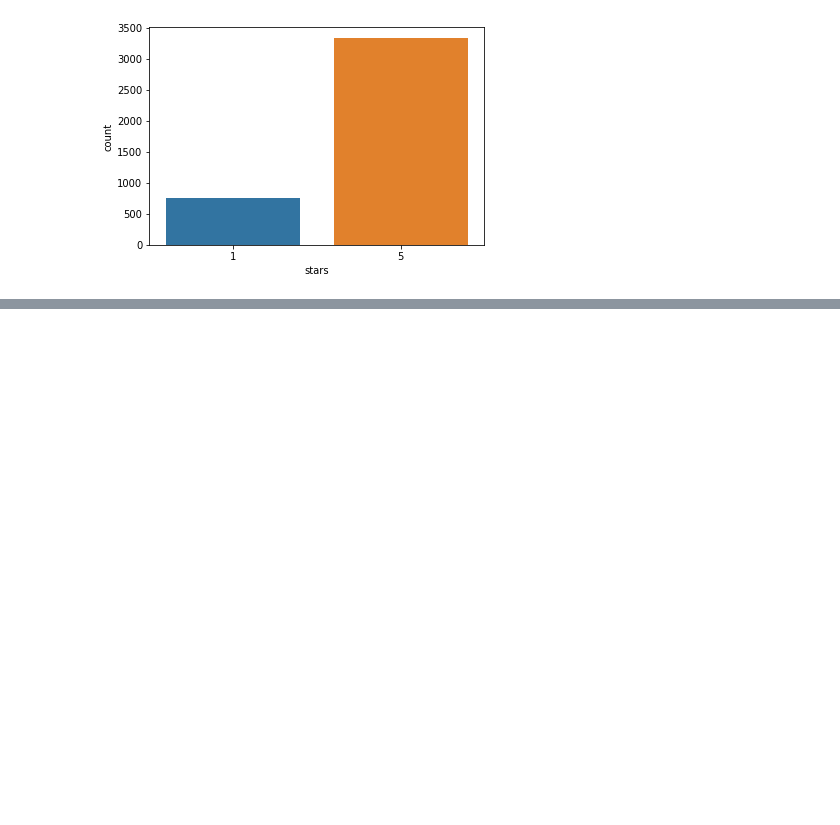
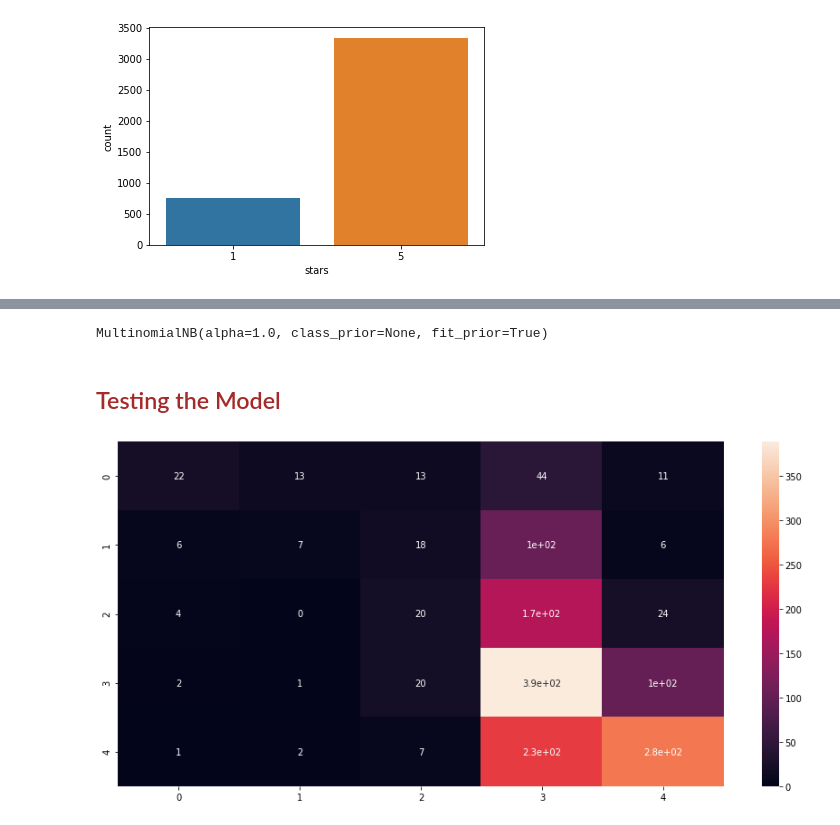
Before and after one commit to HarshitDawar55/Machine_And_Deep_Learning, a Jupyter notebook: Projects/Classifying_YELP_Reviews_Using_NLP/Using_NLP_To_Classify_Yelp_Reviews.ipynb, the cells around one changed output, grey strips where cells are left out. Cells and saved outputs as stored; diff of their text form; code cells hidden in the pictures; blank space fills up the shorter version.

Commit message:
Yelp Reviews Classification using NLP

```diff
--- a/Projects/Classifying_YELP_Reviews_Using_NLP/Using_NLP_To_Classify_Yelp_Reviews.ipynb
+++ b/Projects/Classifying_YELP_Reviews_Using_NLP/Using_NLP_To_Classify_Yelp_Reviews.ipynb
@@ -252,0 +281,2 @@ S_Removed_Stopwords
+# %%
+x_train, x_test, y_train, y_test = train_test_split(yelp_vec, label, test_size = 0.15)
@@ -252,0 +291,8 @@ S_Removed_Stopwords
+# %%
+from sklearn.naive_bayes import MultinomialNB
+NB_classifier = MultinomialNB()
+NB_classifier.fit(x_train, y_train)
+# %% [output]
+MultinomialNB(alpha=1.0, class_prior=None, fit_prior=True)
+# %% [markdown]
+## <font color = "Brown"> Testing the Model
@@ -252,0 +301,12 @@ S_Removed_Stopwords
+# %%
+y_pred_train = NB_classifier.predict(x_train)
+y_pred_test = NB_classifier.predict(x_test)
+# %%
+cm_train = confusion_matrix(y_train, y_pred_train)
+cm_test = confusion_matrix(y_test, y_pred_test)
+# %%
+plt.figure(figsize = (15,7))
+sns.heatmap(cm_test, annot = True)
+plt.show()
+# %% [output]
+[figure, added]
```
Also changed, not shown: parts of 34 cells of this notebook.
